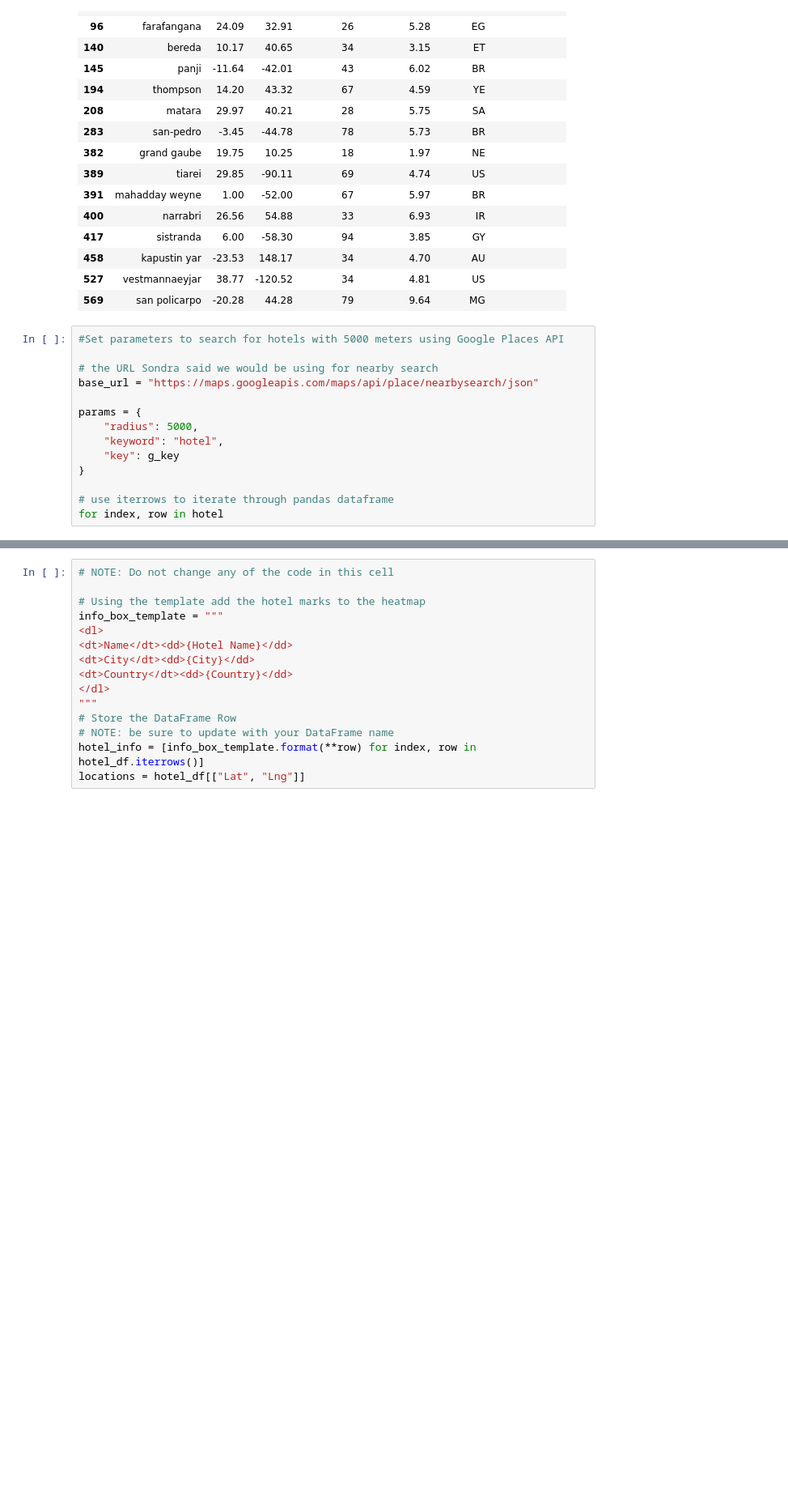
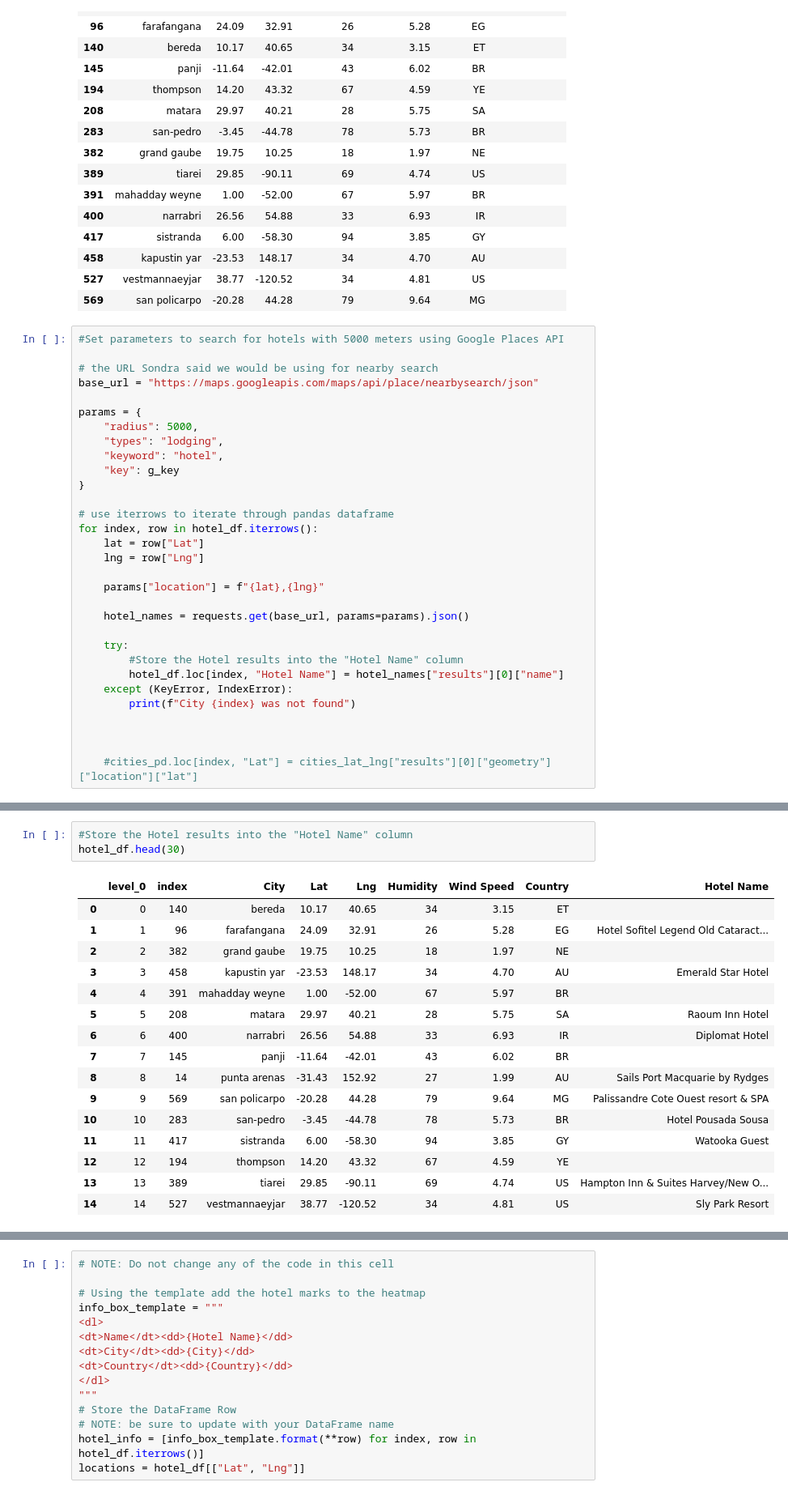
Before and after one commit to ProvencherScott/06-OpenWeather-Vacation-API, a Jupyter notebook: starter_code/VacationPy.ipynb, the cells around one changed output, grey strips where cells are left out. Shown: that part at 81% size. Cells and saved outputs as stored; diff of their text form; blank space fills up the shorter version.

```diff
--- a/starter_code/VacationPy.ipynb
+++ b/starter_code/VacationPy.ipynb
@@ -138,9 +137,26 @@ base_url = "https://maps.googleapis.com/maps/api/place/nearbysearch/json"
 
 params = {
     "radius": 5000,
+    "types": "lodging",
     "keyword": "hotel",
     "key": g_key
 }
 
 # use iterrows to iterate through pandas dataframe
-for index, row in hotel
+for index, row in hotel_df.iterrows():
+    lat = row["Lat"]
+    lng = row["Lng"]
+
+    params["location"] = f"{lat},{lng}"
+
+    hotel_names = requests.get(base_url, params=params).json()
+
+    try:
+        #Store the Hotel results into the "Hotel Name" column
+        hotel_df.loc[index, "Hotel Name"] = hotel_names["results"][0]["name"]
+    except (KeyError, IndexError):
+        print(f"City {index} was not found")
+
+
+
+    #cities_pd.loc[index, "Lat"] = cities_lat_lng["results"][0]["geometry"]["location"]["lat"]
@@ -146,0 +174,20 @@ for index, row in hotel
+# %%
+#Store the Hotel results into the "Hotel Name" column
+hotel_df.head(30)
+# %% [output]
+|  | level_0 | index | City | Lat | Lng | Humidity | Wind Speed | Country | Hotel Name |
+| 0 | 0 | 140 | bereda | 10.17 | 40.65 | 34 | 3.15 | ET |  |
+| 1 | 1 | 96 | farafangana | 24.09 | 32.91 | 26 | 5.28 | EG | Hotel Sofitel Legend Old Cataract... |
+| 2 | 2 | 382 | grand gaube | 19.75 | 10.25 | 18 | 1.97 | NE |  |
+| 3 | 3 | 458 | kapustin yar | -23.53 | 148.17 | 34 | 4.70 | AU | Emerald Star Hotel |
+| 4 | 4 | 391 | mahadday weyne | 1.00 | -52.00 | 67 | 5.97 | BR |  |
+| 5 | 5 | 208 | matara | 29.97 | 40.21 | 28 | 5.75 | SA | Raoum Inn Hotel |
+| 6 | 6 | 400 | narrabri | 26.56 | 54.88 | 33 | 6.93 | IR | Diplomat Hotel |
+| 7 | 7 | 145 | panji | -11.64 | -42.01 | 43 | 6.02 | BR |  |
+| 8 | 8 | 14 | punta arenas | -31.43 | 152.92 | 27 | 1.99 | AU | Sails Port Macquarie by Rydges |
+| 9 | 9 | 569 | san policarpo | -20.28 | 44.28 | 79 | 9.64 | MG | Palissandre Cote Ouest resort & SPA |
+| 10 | 10 | 283 | san-pedro | -3.45 | -44.78 | 78 | 5.73 | BR | Hotel Pousada Sousa |
+| 11 | 11 | 417 | sistranda | 6.00 | -58.30 | 94 | 3.85 | GY | Watooka Guest |
+| 12 | 12 | 194 | thompson | 14.20 | 43.32 | 67 | 4.59 | YE |  |
+| 13 | 13 | 389 | tiarei | 29.85 | -90.11 | 69 | 4.74 | US | Hampton Inn & Suites Harvey/New O... |
+| 14 | 14 | 527 | vestmannaeyjar | 38.77 | -120.52 | 34 | 4.81 | US | Sly Park Resort |
```
Also changed, not shown: parts of 5 cells of this notebook.
